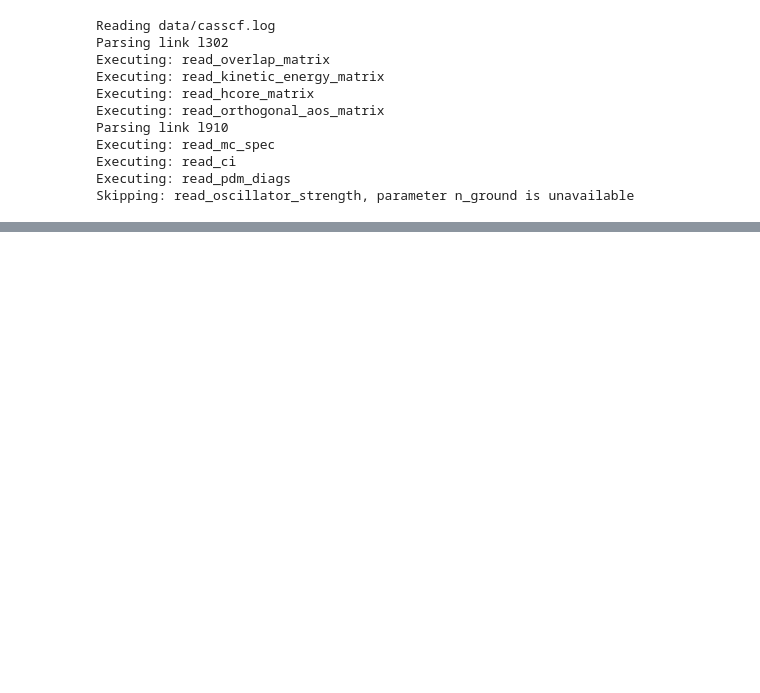
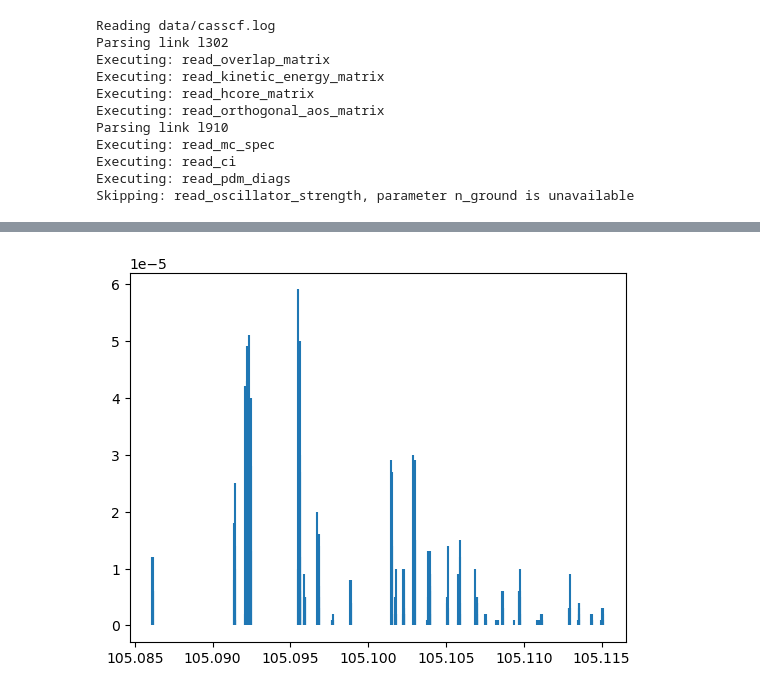
Before and after one commit to kshumilov/mctools, a Jupyter notebook: example.ipynb, the cells around one changed output, grey strips where cells are left out. Saved outputs shown, nothing was run; the diff lists cells and outputs as text; code cells hidden in the pictures; blank space fills up the shorter version.

```diff
--- a/example.ipynb
+++ b/example.ipynb
@@ -69,0 +132,20 @@ KeyboardInterrupt:
+# %%
+spec_space = MCSpace.from_space_spec(
+    ras=(12, 14, 10),
+    elec=13,
+    max_hole=2, max_elec=1,
+    mo_blocks={
+        '1s': [(0, 6)],
+        '3p': [(6, 12)],
+        '4f': [(12, 26)],
+        '5d': [(26, 36)],
+    },
+)
+
+gdvlogs = sorted(glob.glob(os.path.join(data_dir, 'spectrum', 'part*.log')))
+
+spec_parts = []
+for gdvlog in gdvlogs:
+    part_data = parse_gdvlog(gdvlog, l910_parser_funcs, n_ground=2)
+    spec = MCSpectrum.from_dict(part_data, space=spec_space, sort_peaks=True, )
+    spec_parts.append(spec)
@@ -69,0 +165,9 @@ KeyboardInterrupt:
+# %%
+spec = MCSpectrum.from_spectra(spec_parts)
+# %%
+fig, ax = plt.subplots(1, 1)
+
+ax.vlines('dE', 0, 'osc', data=spec.df)
+plt.show()
+# %% [output]
+[figure, added]
```
Also changed, not shown: parts of 11 cells of this notebook, 5 other files.
